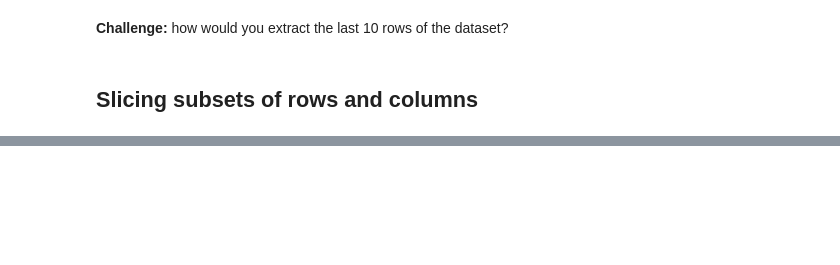
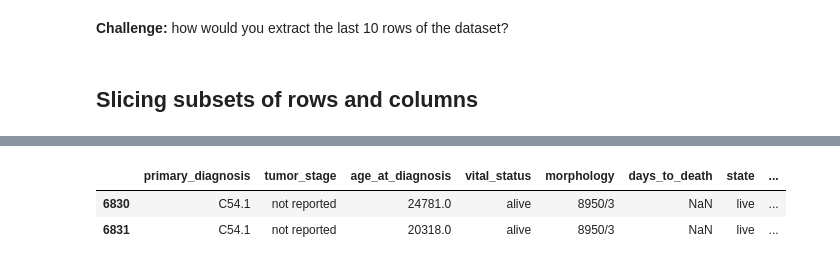
Before and after one commit to fredhutchio/python_intro, a Jupyter notebook: week2.ipynb, the cells around one changed output, grey strips where cells are left out. Drawn from its saved outputs; the diff is of its cells as text; code cells hidden in the pictures; blank space fills up the shorter version.

```diff
--- a/week2.ipynb
+++ b/week2.ipynb
@@ -235,6 +338,10 @@ clinical_df.loc[1:4]
 # %%
 # can use empty stop boundary to indicate end of data
-clinical_df.loc[1: ]
+clinical_df.loc[6830: ]
+# %% [output]
+|  | primary_diagnosis | tumor_stage | age_at_diagnosis | vital_status | morphology | days_to_death | state | ... |
+| 6830 | C54.1 | not reported | 24781.0 | alive | 8950/3 | NaN | live | ... |
+| 6831 | C54.1 | not reported | 20318.0 | alive | 8950/3 | NaN | live | ... |
 # %%
 # Select all columns for rows of index values specified
 clinical_df.loc[[0, 10, 6831], ]
```
Also changed, not shown: parts of 57 cells of this notebook.
